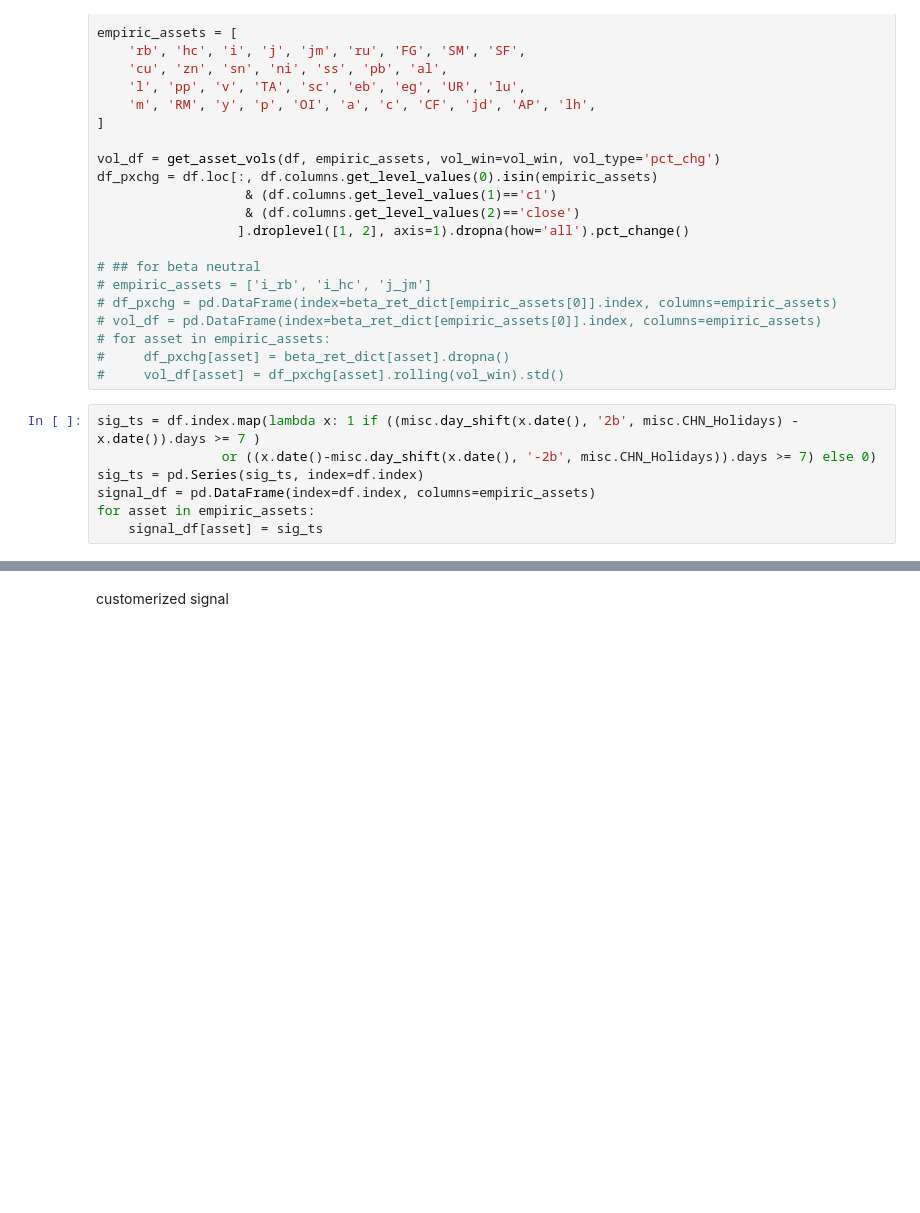
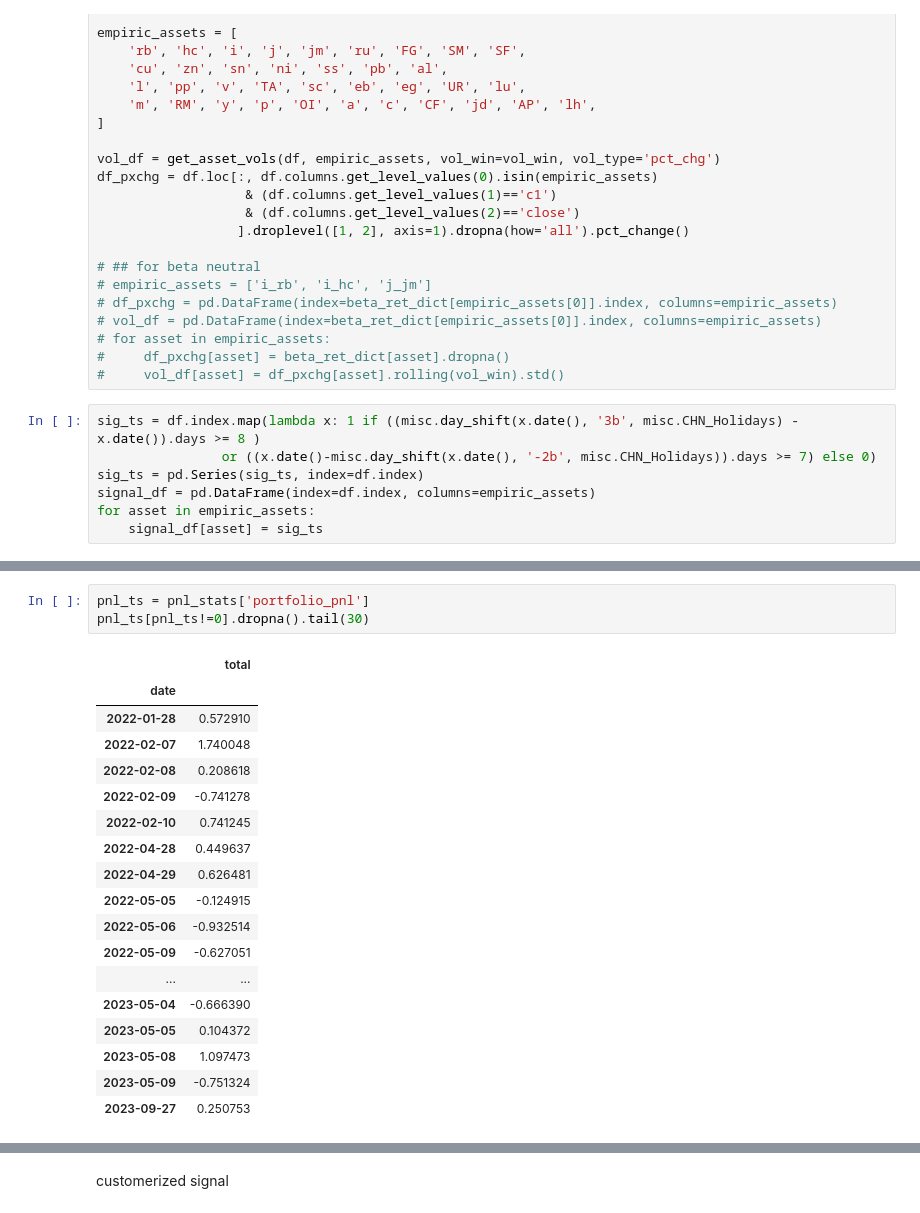
Before and after one commit to harvey1673/pyktrader3, a Jupyter notebook: bktest/bt_signal - seasonality.ipynb, the cells around one changed output, grey strips where cells are left out. Saved outputs shown, nothing was run; the diff lists cells and outputs as text; blank space fills up the shorter version.

```diff
--- a/bktest/bt_signal - seasonality.ipynb
+++ b/bktest/bt_signal - seasonality.ipynb
@@ -227,7 +227,7 @@ df_pxchg = df.loc[:, df.columns.get_level_values(0).isin(empiric_assets)
 #     df_pxchg[asset] = beta_ret_dict[asset].dropna()
 #     vol_df[asset] = df_pxchg[asset].rolling(vol_win).std()
 # %%
-sig_ts = df.index.map(lambda x: 1 if ((misc.day_shift(x.date(), '2b', misc.CHN_Holidays) - x.date()).days >= 7 )
+sig_ts = df.index.map(lambda x: 1 if ((misc.day_shift(x.date(), '3b', misc.CHN_Holidays) - x.date()).days >= 8 )
                 or ((x.date()-misc.day_shift(x.date(), '-2b', misc.CHN_Holidays)).days >= 7) else 0)
 sig_ts = pd.Series(sig_ts, index=df.index)
 signal_df = pd.DataFrame(index=df.index, columns=empiric_assets)
@@ -455,0 +292,22 @@ sharpe_sh  0.707975  0.493782 -0.974046  1.152102  1.522861
+# %%
+pnl_ts = pnl_stats['portfolio_pnl']
+pnl_ts[pnl_ts!=0].dropna().tail(30)
+# %% [output]
+|  | total |
+| date |  |
+| 2022-01-28 | 0.572910 |
+| 2022-02-07 | 1.740048 |
+| 2022-02-08 | 0.208618 |
+| 2022-02-09 | -0.741278 |
+| 2022-02-10 | 0.741245 |
+| 2022-04-28 | 0.449637 |
+| 2022-04-29 | 0.626481 |
+| 2022-05-05 | -0.124915 |
+| 2022-05-06 | -0.932514 |
+| 2022-05-09 | -0.627051 |
+| ... | ... |
+| 2023-05-04 | -0.666390 |
+| 2023-05-05 | 0.104372 |
+| 2023-05-08 | 1.097473 |
+| 2023-05-09 | -0.751324 |
+| 2023-09-27 | 0.250753 |
```
Also changed, not shown: parts of 11 cells of this notebook, 3 other files.
